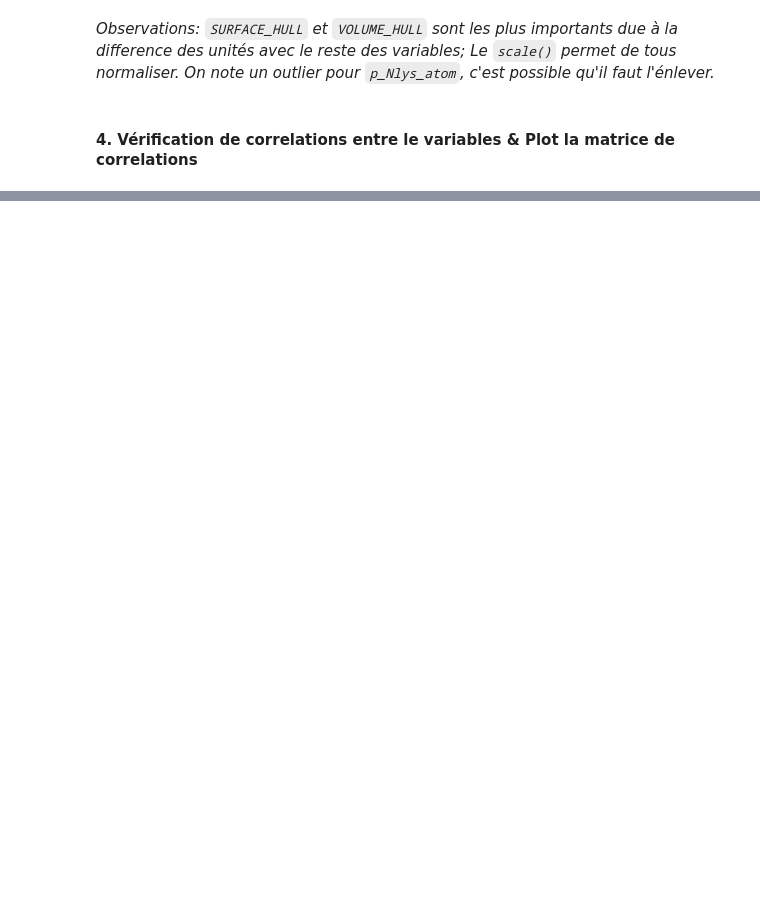
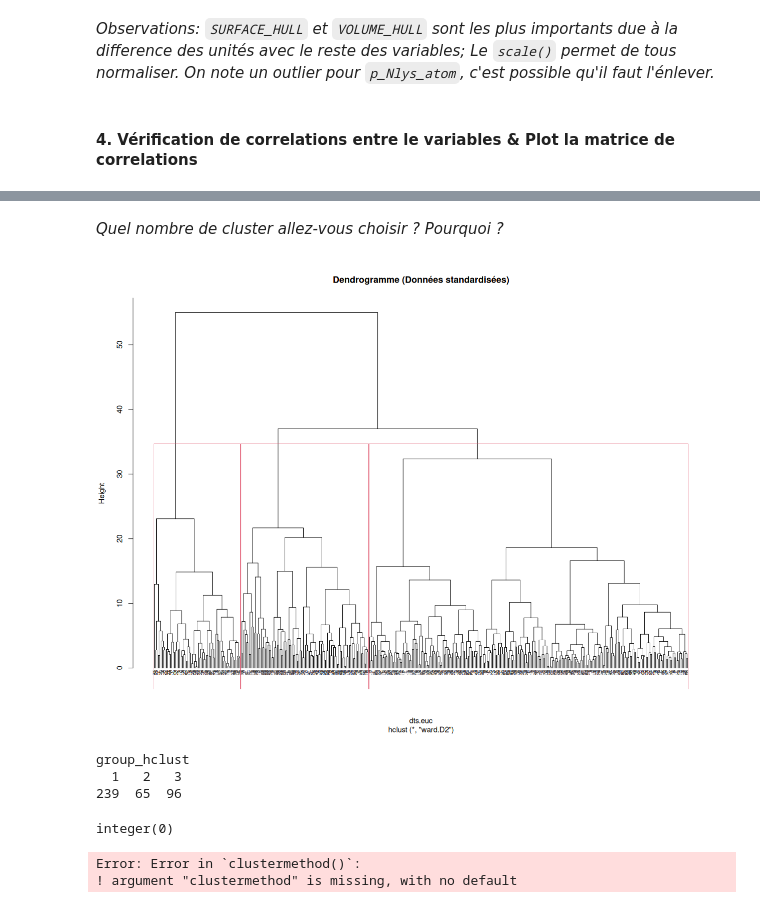
Before and after one commit to annhater/IA_Advancee, a Jupyter notebook: Projet_IA.ipynb, the cells around one changed output, grey strips where cells are left out. Saved outputs shown, nothing was run; the diff lists cells and outputs as text; code cells hidden in the pictures; blank space fills up the shorter version.

```diff
--- a/Projet_IA.ipynb
+++ b/Projet_IA.ipynb
@@ -148,0 +189,32 @@ dts.euc <- dist(data_s, method = "euclidean")
+# %% [markdown]
+*Quel nombre de cluster allez-vous choisir ? Pourquoi ?*
+# %%
+#rect.hclust = adds the rectangular boxes that selec the clusters on the dendrogram
+plot(data_s_hca, hang = -1, cex = 0.4, main = "Dendrogramme (Données standardisées)")
+rect.hclust(data_s_hca, k = 3)
+# %% [output]
+[figure, added]
+# %%
+#cutree() function!
+#retrieves for each individual (protein pockets) their cluster
+group_hclust <- factor(cutree(data_s_hca, k = 3))
+table(group_hclust)
+# %% [output]
+group_hclust
+  1   2   3
+239  65  96
+# %%
+dts.cluster <- cutree(data_s_hca, k = 4)
+dts_cmds <- cmdscale(dts.euc)
+
+plot(dts_cmds, col = dts.cluster) +
+abline(h = 0, v = 0, lty = 2) +
+text(dts_cmds, labels = rownames(data_s), cex = 0.5, pos = 1, col = dts.cluster)
+# %% [output]
+integer(0)
+# %%
+library(fpc)
+clusterboot(data_s_cluster, nc=4, B=1000,)
+# %% [output]
+Error: Error in `clustermethod()`:
+! argument "clustermethod" is missing, with no default
```
Also changed, not shown: parts of 14 cells of this notebook.
